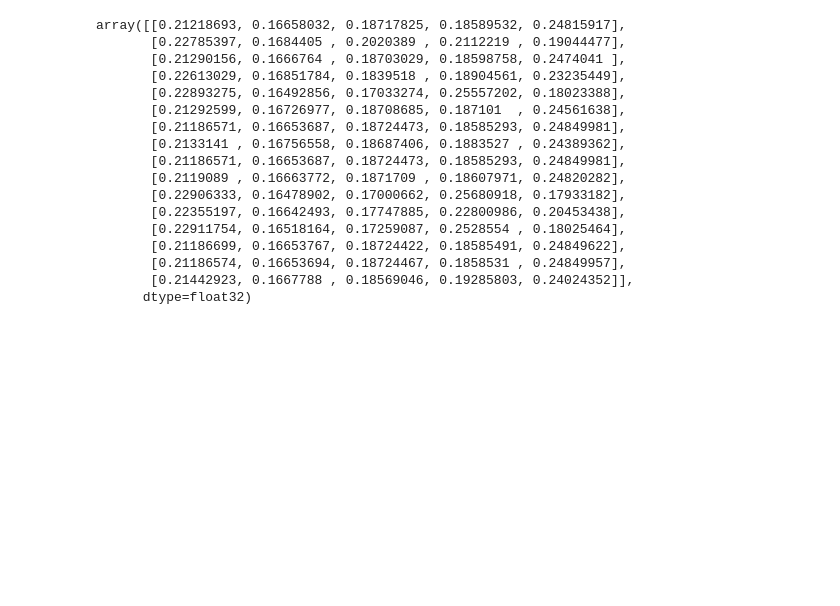
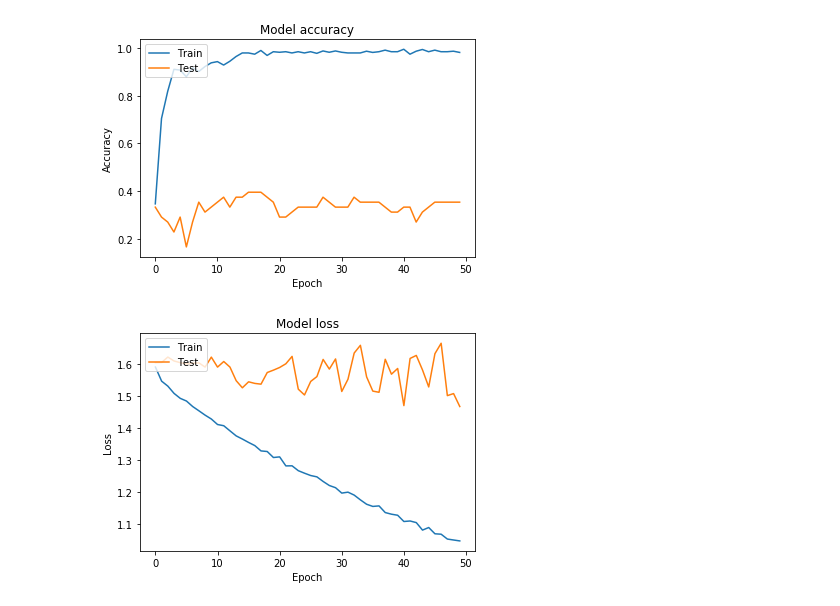
Before and after one commit to BnZel/Machine-Learning-Project, a Jupyter notebook: test_image_load.ipynb, the cells around one changed output. Saved outputs shown, nothing was run; the diff lists cells and outputs as text; code cells hidden in the pictures; blank space fills up the shorter version.

Commit message:
validate and graphs added

```diff
--- a/test_image_load.ipynb
+++ b/test_image_load.ipynb
@@ -26,16 +28,16 @@ train_it = train_datagen.flow_from_directory('data/images/train',
                                      batch_size=32,
                                      class_mode='categorical',
                                      shuffle=True)
-# val_it = datagen.flow_from_directory('data/validation/', class_mode='categorical')
-test_it = train_datagen.flow_from_directory('data/images/test',
+
+validate_it = train_datagen.flow_from_directory('data/images/validate',
                                      target_size=(224,224),
                                      color_mode='rgb',
                                      batch_size=32,
                                      class_mode='categorical',
                                      shuffle=True)
-# confirm the iterator works
+
 train_batchX, train_batchy = train_it.next()
 print('Batch shape=%s, min=%.3f, max=%.3f' % (train_batchX.shape, train_batchX.min(), train_batchX.max()))
-test_batchX, test_batchy = test_it.next()
-print('Batch shape=%s, min=%.3f, max=%.3f' % (test_batchX.shape, test_batchX.min(), test_batchX.max()))
+validate_batchX, validate_batchy = validate_it.next()
+print('Batch shape=%s, min=%.3f, max=%.3f' % (validate_batchX.shape, validate_batchX.min(), validate_batchX.max()))
 # %% [output]
@@ -131,7 +97,10 @@ seq_model.compile(optimizer='Adam',loss='categorical_crossentropy',metrics=['acc
 # evaluation metric will be accuracy
 
 step_size_train = train_it.n//train_it.batch_size
-seq_model.fit_generator(generator=train_it,
-                   steps_per_epoch=step_size_train,
-                   epochs=7)
+history = seq_model.fit_generator(generator=train_it,
+                                  validation_data=validate_it,
+                                  validation_freq=1,
+                                  steps_per_epoch=step_size_train,
+                                  shuffle=True,
+                                  epochs=50)
 # %% [output]
@@ -153,21 +124,22 @@ Epoch 7/7
-# %%
-seq_model.predict(test_batchX)
-# %% [output]
-array([[0.21218693, 0.16658032, 0.18717825, 0.18589532, 0.24815917],
-       [0.22785397, 0.1684405 , 0.2020389 , 0.2112219 , 0.19044477],
-       [0.21290156, 0.1666764 , 0.18703029, 0.18598758, 0.2474041 ],
-       [0.22613029, 0.16851784, 0.1839518 , 0.18904561, 0.23235449],
-       [0.22893275, 0.16492856, 0.17033274, 0.25557202, 0.18023388],
-       [0.21292599, 0.16726977, 0.18708685, 0.187101  , 0.24561638],
-       [0.21186571, 0.16653687, 0.18724473, 0.18585293, 0.24849981],
-       [0.2133141 , 0.16756558, 0.18687406, 0.1883527 , 0.24389362],
-       [0.21186571, 0.16653687, 0.18724473, 0.18585293, 0.24849981],
-       [0.2119089 , 0.16663772, 0.1871709 , 0.18607971, 0.24820282],
-       [0.22906333, 0.16478902, 0.17000662, 0.25680918, 0.17933182],
-       [0.22355197, 0.16642493, 0.17747885, 0.22800986, 0.20453438],
-       [0.22911754, 0.16518164, 0.17259087, 0.2528554 , 0.18025464],
-       [0.21186699, 0.16653767, 0.18724422, 0.18585491, 0.24849622],
-       [0.21186574, 0.16653694, 0.18724467, 0.1858531 , 0.24849957],
-       [0.21442923, 0.1667788 , 0.18569046, 0.19285803, 0.24024352]],
-      dtype=float32)
+# %%
+# Plot training & validation accuracy values
+plt.plot(history.history['accuracy'])
+plt.plot(history.history['val_accuracy'])
+plt.title('Model accuracy')
+plt.ylabel('Accuracy')
+plt.xlabel('Epoch')
+plt.legend(['Train', 'Test'], loc='upper left')
+plt.show()
+
+# Plot training & validation loss values
+plt.plot(history.history['loss'])
+plt.plot(history.history['val_loss'])
+plt.title('Model loss')
+plt.ylabel('Loss')
+plt.xlabel('Epoch')
+plt.legend(['Train', 'Test'], loc='upper left')
+plt.show()
+# %% [output]
+[figure, added]
+[figure, added]
 # %%
```
Also changed, not shown: parts of 8 cells of this notebook, 48 other files.
